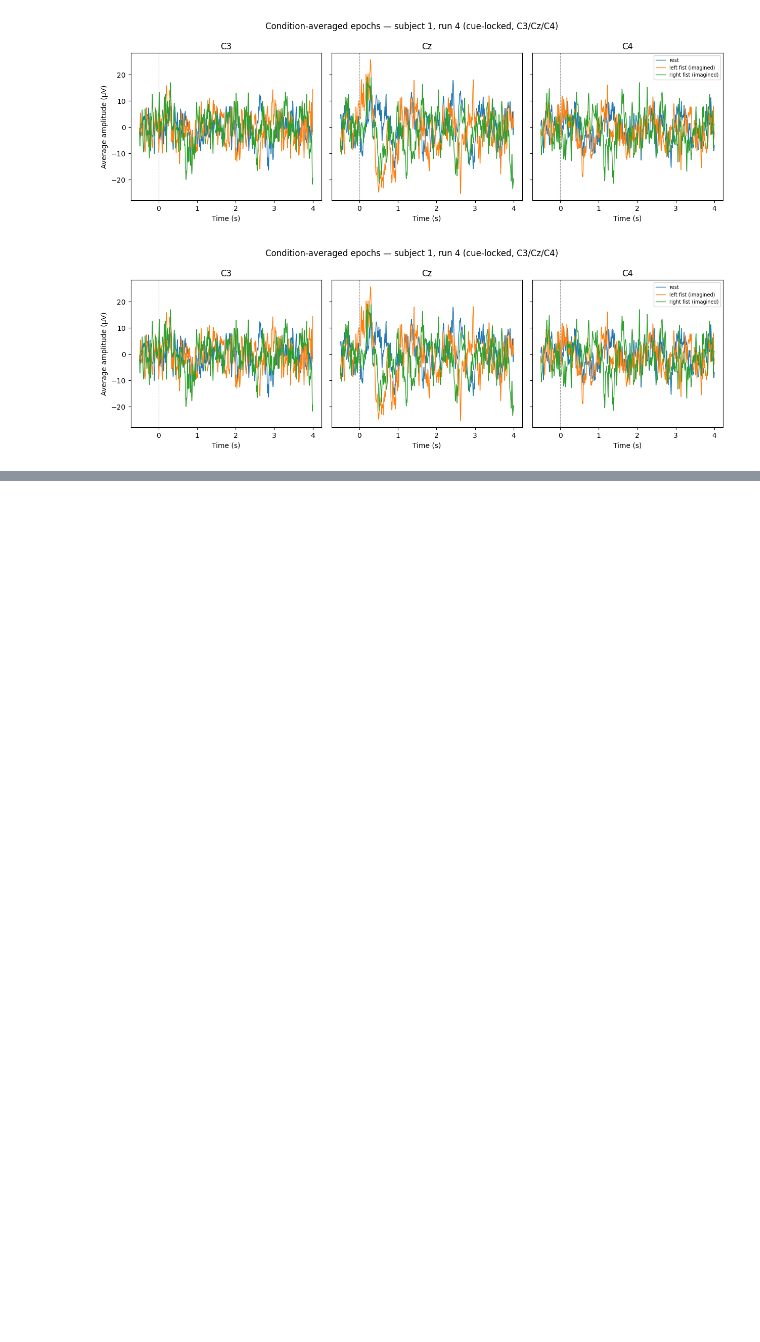
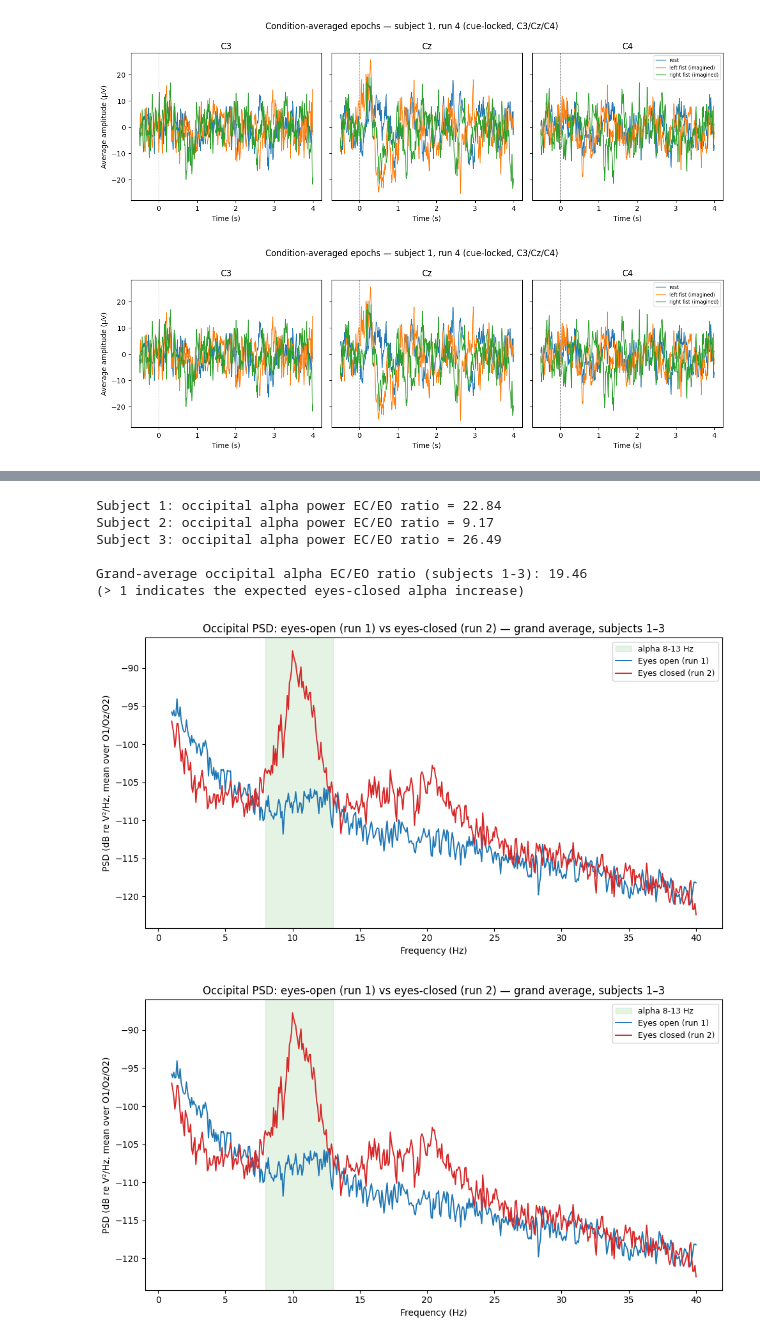
Before and after one commit to jevrton-code/eeg-signal-processing-lab, a Jupyter notebook: notebooks/02_preprocessing_epochs_psd.ipynb, the cells around one changed output, grey strips where cells are left out. Drawn from its saved outputs; the diff is of its cells as text; code cells hidden in the pictures; blank space fills up the shorter version.

```diff
--- a/notebooks/02_preprocessing_epochs_psd.ipynb
+++ b/notebooks/02_preprocessing_epochs_psd.ipynb
@@ -209,0 +222,43 @@ fig_ep
+# %%
+OCCIPITAL = ["O1", "Oz", "O2"]
+
+eo_curves, ec_curves = [], []
+alpha_ratios = []
+freqs_ref = None
+for subject in SUBJECTS:
+    raw_eo = data.load_raw(subject, [1]); preprocessing.apply_basic_preprocessing(raw_eo)
+    raw_ec = data.load_raw(subject, [2]); preprocessing.apply_basic_preprocessing(raw_ec)
+    f_eo, psd_eo = spectral.average_psd(raw_eo, picks=OCCIPITAL)
+    f_ec, psd_ec = spectral.average_psd(raw_ec, picks=OCCIPITAL)
+    freqs_ref = f_eo
+    eo_curves.append(psd_eo)
+    ec_curves.append(psd_ec)
+    a_eo = spectral.bandpower_from_psd(f_eo, psd_eo, config.ALPHA_BAND)
+    a_ec = spectral.bandpower_from_psd(f_ec, psd_ec, config.ALPHA_BAND)
+    alpha_ratios.append(a_ec / a_eo)
+    print(f"Subject {subject}: occipital alpha power EC/EO ratio = {a_ec / a_eo:.2f}")
+
+psd_eo_ga = spectral.grand_average_psd(eo_curves)
+psd_ec_ga = spectral.grand_average_psd(ec_curves)
+ga_ratio = spectral.bandpower_from_psd(freqs_ref, psd_ec_ga, config.ALPHA_BAND) / \
+    spectral.bandpower_from_psd(freqs_ref, psd_eo_ga, config.ALPHA_BAND)
+print(f"\nGrand-average occipital alpha EC/EO ratio (subjects 1-3): {ga_ratio:.2f}")
+print(f"(> 1 indicates the expected eyes-closed alpha increase)")
+# %% [output]
+Subject 1: occipital alpha power EC/EO ratio = 22.84
+Subject 2: occipital alpha power EC/EO ratio = 9.17
+Subject 3: occipital alpha power EC/EO ratio = 26.49
+
+Grand-average occipital alpha EC/EO ratio (subjects 1-3): 19.46
+(> 1 indicates the expected eyes-closed alpha increase)
+# %%
+fig_psd = visualization.plot_psd_baseline_comparison(
+    freqs_ref, psd_eo_ga, psd_ec_ga,
+    picks_label="O1/Oz/O2",
+    title="Occipital PSD: eyes-open (run 1) vs eyes-closed (run 2) — grand average, subjects 1–3",
+)
+visualization.save_figure(fig_psd, FIGURES_DIR / "psd_baseline_comparison.png")
+fig_psd
+# %% [output]
+[figure, added]
+[figure, added]
```
Also changed, not shown: parts of 5 cells of this notebook, 6 other files.
